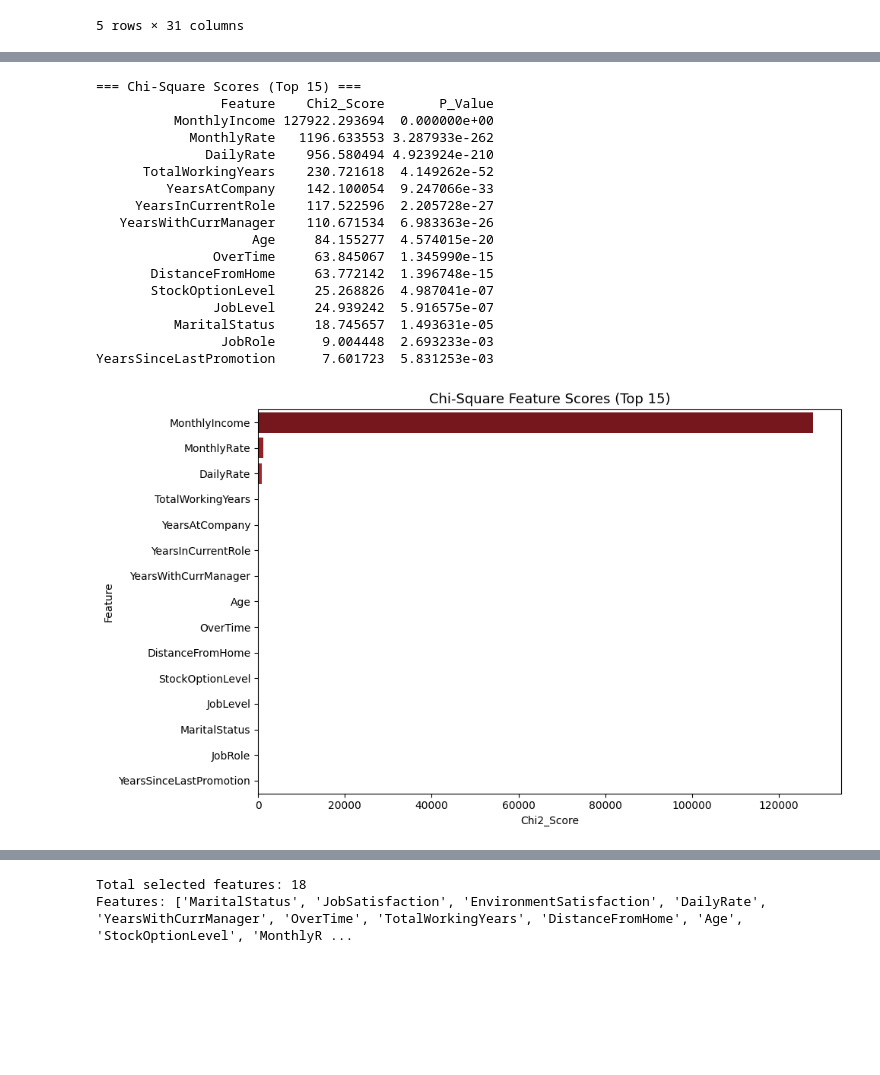
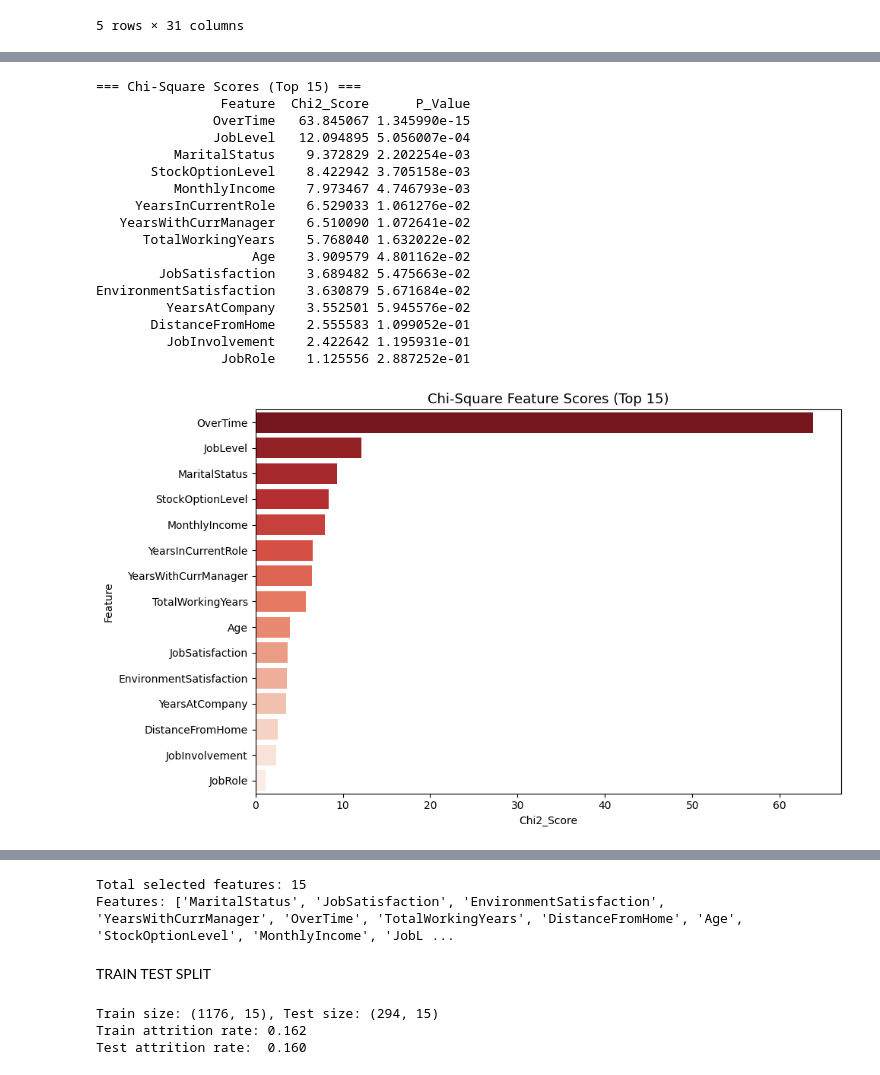
Before and after one commit to athulyamannambath/Employee-Attrition-Prediction-Using-HR-Analytics, a Jupyter notebook: employye.ipynb, the cells around one changed output, grey strips where cells are left out. Drawn from its saved outputs; the diff is of its cells as text; code cells hidden in the pictures; blank space fills up the shorter version.

```diff
--- a/employye.ipynb
+++ b/employye.ipynb
@@ -371,45 +355,47 @@ plt.show()
 # %%
 X = df_clean.drop('Attrition', axis=1)
 y = df_clean['Attrition']
 
+scaler = MinMaxScaler()
+X_scaled = scaler.fit_transform(X)
 # Chi-square on all features (non-negative values)
 chi2_selector = SelectKBest(chi2, k='all')
-chi2_selector.fit(np.abs(X), y)
+chi2_selector.fit(np.abs(X_scaled), y)
 
 chi2_scores = pd.DataFrame({
     'Feature': X.columns,
     'Chi2_Score': chi2_selector.scores_,
     'P_Value': chi2_selector.pvalues_
 }).sort_values('Chi2_Score', ascending=False)
 
 print("=== Chi-Square Scores (Top 15) ===")
 print(chi2_scores.head(15).to_string(index=False))
 
 plt.figure(figsize=(10, 6))
 sns.barplot(data=chi2_scores.head(15), x='Chi2_Score', y='Feature', palette='Reds_r')
 plt.title('Chi-Square Feature Scores (Top 15)', fontsize=13)
 plt.tight_layout()
 plt.savefig('chi2_scores.png', dpi=150, bbox_inches='tight')
 plt.show()
 # %% [output]
 === Chi-Square Scores (Top 15) ===
-                Feature    Chi2_Score       P_Value
-          MonthlyIncome 127922.293694  0.000000e+00
-            MonthlyRate   1196.633553 3.287933e-262
-              DailyRate    956.580494 4.923924e-210
-      TotalWorkingYears    230.721618  4.149262e-52
-         YearsAtCompany    142.100054  9.247066e-33
-     YearsInCurrentRole    117.522596  2.205728e-27
-   YearsWithCurrManager    110.671534  6.983363e-26
-                    Age     84.155277  4.574015e-20
-               OverTime     63.845067  1.345990e-15
-       DistanceFromHome     63.772142  1.396748e-15
-       StockOptionLevel     25.268826  4.987041e-07
-               JobLevel     24.939242  5.916575e-07
-          MaritalStatus     18.745657  1.493631e-05
-                JobRole      9.004448  2.693233e-03
-YearsSinceLastPromotion      7.601723  5.831253e-03
+                Feature  Chi2_Score      P_Value
+               OverTime   63.845067 1.345990e-15
+               JobLevel   12.094895 5.056007e-04
+          MaritalStatus    9.372829 2.202254e-03
+       StockOptionLevel    8.422942 3.705158e-03
+          MonthlyIncome    7.973467 4.746793e-03
+     YearsInCurrentRole    6.529033 1.061276e-02
+   YearsWithCurrManager    6.510090 1.072641e-02
+      TotalWorkingYears    5.768040 1.632022e-02
+                    Age    3.909579 4.801162e-02
+        JobSatisfaction    3.689482 5.475663e-02
+EnvironmentSatisfaction    3.630879 5.671684e-02
+         YearsAtCompany    3.552501 5.945576e-02
+       DistanceFromHome    2.555583 1.099052e-01
+         JobInvolvement    2.422642 1.195931e-01
+                JobRole    1.125556 2.887252e-01
-[figure, old version]
+[figure, new version]
 # %%
 # ANOVA F-test
 anova_selector = SelectKBest(f_classif, k='all')
@@ -458,7 +444,22 @@ top_features = list(top_chi2.union(top_anova))
 print(f"Total selected features: {len(top_features)}")
 print("Features:", top_features)
 
-X_selected = X[top_features]
+X_selected = X_scaled[:, [X.columns.get_loc(feature) for feature in top_features]]
 # %% [output]
-Total selected features: 18
-Features: ['MaritalStatus', 'JobSatisfaction', 'EnvironmentSatisfaction', 'DailyRate', 'YearsWithCurrManager', 'OverTime', 'TotalWorkingYears', 'DistanceFromHome', 'Age', 'StockOptionLevel', 'MonthlyR ...
+Total selected features: 15
+Features: ['MaritalStatus', 'JobSatisfaction', 'EnvironmentSatisfaction', 'YearsWithCurrManager', 'OverTime', 'TotalWorkingYears', 'DistanceFromHome', 'Age', 'StockOptionLevel', 'MonthlyIncome', 'JobL ...
+# %% [markdown]
+TRAIN TEST SPLIT
+# %%
+X_train, X_test, y_train, y_test = train_test_split(
+    X_selected, y, test_size=0.2, random_state=42, stratify=y
+)
+
+
+print(f"Train size: {X_train.shape}, Test size: {X_test.shape}")
+print(f"Train attrition rate: {y_train.mean():.3f}")
+print(f"Test attrition rate:  {y_test.mean():.3f}")
+# %% [output]
+Train size: (1176, 15), Test size: (294, 15)
+Train attrition rate: 0.162
+Test attrition rate:  0.160
```
Also changed, not shown: parts of 12 cells of this notebook, 4 other files.
